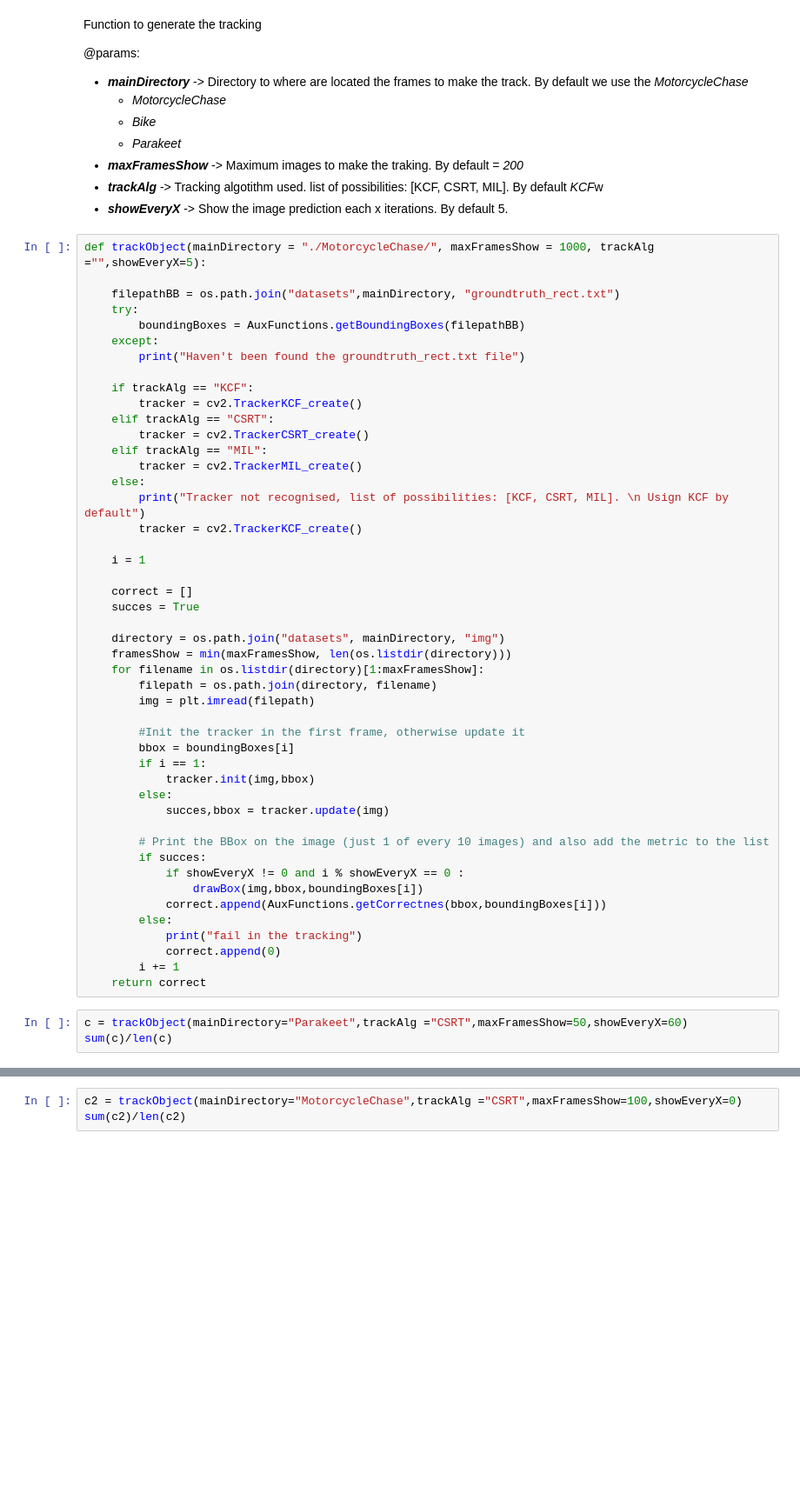
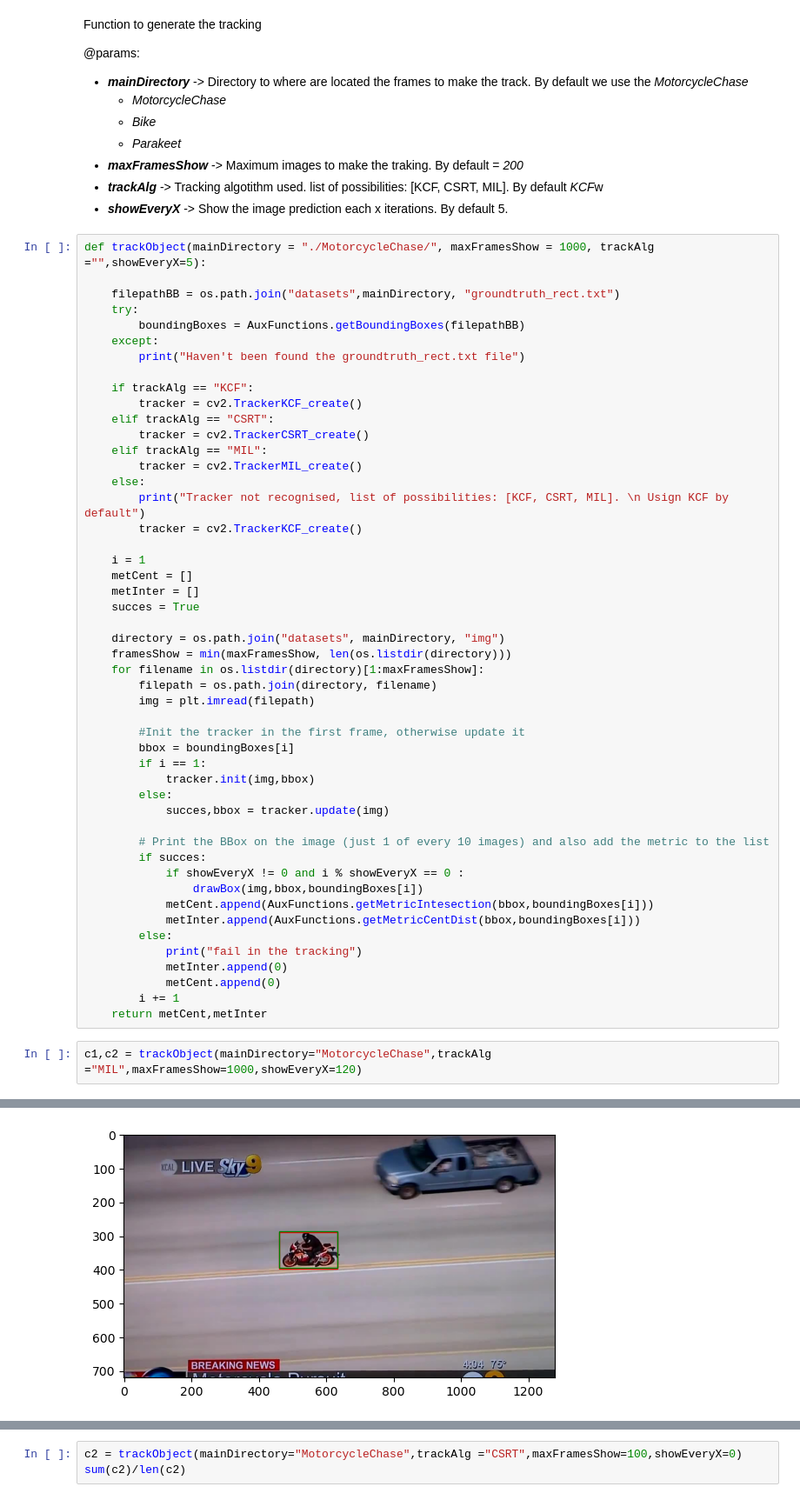
Before and after one commit to ivan-serrano-hernandez/Computer-Vision-project, a Jupyter notebook: Tracking.ipynb, the cells around one changed output, grey strips where cells are left out. Shown at 87% size. Drawn from its saved outputs; the diff is of its cells as text; blank space fills up the shorter version.

Commit message:
metric centroid

```diff
--- a/Tracking.ipynb
+++ b/Tracking.ipynb
@@ -59,8 +59,8 @@ def trackObject(mainDirectory = "./MotorcycleChase/", maxFramesShow = 1000, trac
         tracker = cv2.TrackerKCF_create()
 
     i = 1
-
-    correct = []
+    metCent = []
+    metInter = []
     succes = True
 
     directory = os.path.join("datasets", mainDirectory, "img")
@@ -80,13 +80,14 @@ def trackObject(mainDirectory = "./MotorcycleChase/", maxFramesShow = 1000, trac
         if succes:
             if showEveryX != 0 and i % showEveryX == 0 :
                 drawBox(img,bbox,boundingBoxes[i])
-            correct.append(AuxFunctions.getCorrectnes(bbox,boundingBoxes[i]))
+            metCent.append(AuxFunctions.getMetricIntesection(bbox,boundingBoxes[i]))
+            metInter.append(AuxFunctions.getMetricCentDist(bbox,boundingBoxes[i]))
         else:
             print("fail in the tracking")
-            correct.append(0)
+            metInter.append(0)
+            metCent.append(0)
         i += 1
-    return correct
+    return metCent,metInter
 # %%
-c = trackObject(mainDirectory="Parakeet",trackAlg ="CSRT",maxFramesShow=50,showEveryX=60)
-sum(c)/len(c)
+c1,c2 = trackObject(mainDirectory="MotorcycleChase",trackAlg ="MIL",maxFramesShow=1000,showEveryX=120)
 # %% [output]
@@ -93,0 +94 @@ sum(c)/len(c)
+[figure, added]
```
Also changed, not shown: parts of 3 cells of this notebook, 1 other file.
